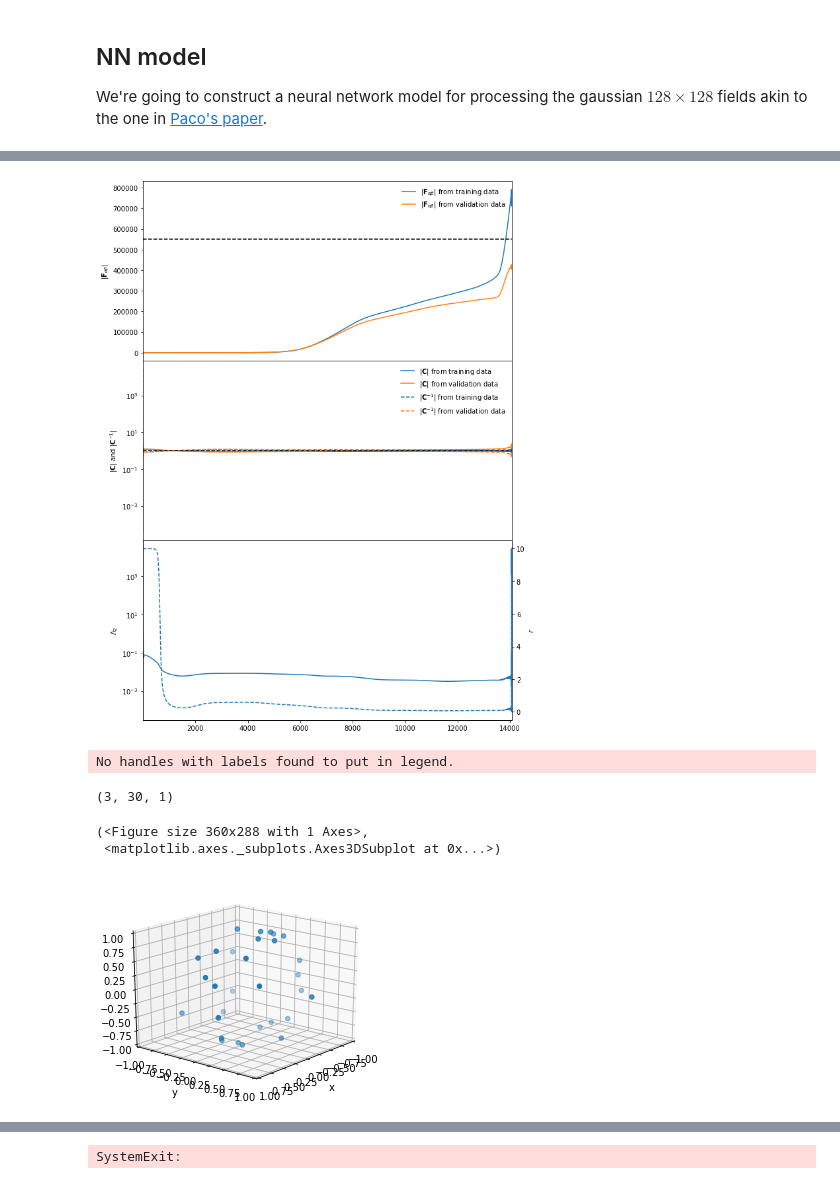
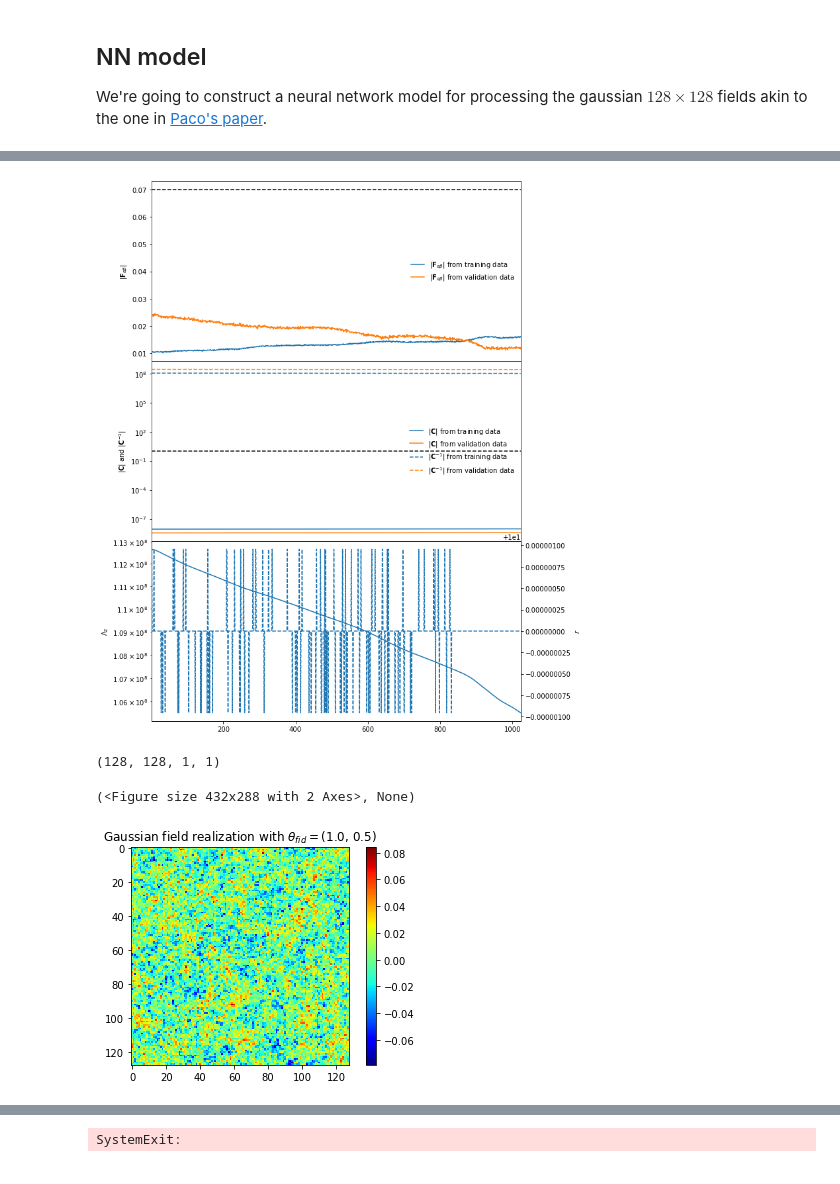
Before and after one commit to tlmakinen/imnn, a Jupyter notebook: IMNN - cosmo field.ipynb, the cells around one changed output, grey strips where cells are left out. Drawn from its saved outputs; the diff is of its cells as text; code cells hidden in the pictures.

```diff
--- a/IMNN - cosmo field.ipynb
+++ b/IMNN - cosmo field.ipynb
@@ -77,7 +77,7 @@ __author__ = "Lucas Makinen"
 # HERE θ_fid is [A,B], yielding power spectrum P(k) = A k^-B
 
 class GenerateCosmoField():
-    def __init__(self, input_shape=(128,128,1), n_params=2, n_summaries=2, n_s=1000, n_d=1000, n_d_small=100,
+    def __init__(self, input_shape=(1,128,128), n_params=2, n_summaries=2, n_s=1000, n_d=1000, n_d_small=100,
                  θ_fid=np.array([1.0, 0.5]), δθ=np.array([0.2, 0.1]), training_seed=0,
                  validation_seed=1):
 
@@ -139,13 +139,12 @@ class GenerateCosmoField():
         #d = np.zeros((self.input_shape,) + (parameters.shape[0],))
 
 
-        d = np.array([generate_field(self.distrib, self.Pkgen(parameters[i,0], amp=parameters[i,1]), (self.input_shape[0], self.input_shape[1]))
+        d = np.array([generate_field(self.distrib, self.Pkgen(parameters[i,1], amp=parameters[i,0]), (self.input_shape[1], self.input_shape[2]))
                       for i in range(parameters.shape[0])])
 
         d = np.expand_dims(d, axis=1)
 
-        return np.moveaxis(d.T,
-                  -1, 0)
+        return d
 
     def generate_data(self, size="full"):
         self.check_selection(size)
@@ -388,7 +387,7 @@ generator.plot_data(target_data, label="Observed data")
 # define fiducial parameters and create data vector, d
 θ_fid = np.array([1, 0.5]) # scale, sigma^2_scale
 # %%
-SN = GenerateCosmoField(n_s=1000, n_d=1000, input_shape=(128,128,1))
+SN = GenerateCosmoField(n_s=1000, n_d=1000, input_shape=(1,128,128), θ_fid=θ_fid)
 # this is where we'd load in data if we didn't have a simulator
 details, fiducial, validation_fiducial, derivative, validation_derivative = SN.generate_data()
 # %% [output]
@@ -423,23 +422,23 @@ SN.input_shape
 # %%
 model = tf.keras.Sequential(
-    [tf.keras.Input(shape=SN.input_shape),
-     #tf.keras.layers.Reshape(SN.input_shape + (1,)),
+    [tf.keras.Input(shape=SN.input_shape[:]),
+     tf.keras.layers.Reshape(SN.input_shape[::-1]),
      tf.keras.layers.Conv2D(16,4, strides=2, padding='same'),
      tf.keras.layers.LeakyReLU(0.2),
      tf.keras.layers.Conv2D(32,4, strides=2, padding='same'),
-     tf.keras.layers.BatchNormalization(),
+   #  tf.keras.layers.BatchNormalization(),
      tf.keras.layers.LeakyReLU(0.2),
      tf.keras.layers.Conv2D(64,4, strides=2, padding='same'),
-     tf.keras.layers.BatchNormalization(),
+   #  tf.keras.layers.BatchNormalization(),
      tf.keras.layers.LeakyReLU(0.2),
      tf.keras.layers.Conv2D(128,4, strides=2, padding='same'),
-     tf.keras.layers.BatchNormalization(),
+   #  tf.keras.layers.BatchNormalization(),
      tf.keras.layers.LeakyReLU(0.2),
      tf.keras.layers.Conv2D(256,4, strides=2, padding='same'),
-     tf.keras.layers.BatchNormalization(),
+   #  tf.keras.layers.BatchNormalization(),
      tf.keras.layers.LeakyReLU(0.2),
      tf.keras.layers.Conv2D(512,4, strides=2, padding='same'),
-     tf.keras.layers.BatchNormalization(),
+   #  tf.keras.layers.BatchNormalization(),
      tf.keras.layers.LeakyReLU(0.2),
      tf.keras.layers.Reshape((512*2*2,)),
      tf.keras.layers.Dense(SN.n_summaries),
@@ -507,11 +509,11 @@ Saving current model in model/gauss
 # %%
-imnn.plot(known_det_fisher=5.5e5)
+imnn.plot(known_det_fisher=0.07)
 # %% [output]
-[figure, old version]
+[figure, new version]
 # %%
-generator = GenerateShellData(input_shape=(30,3))
+generator = GenerateCosmoField()
 
-θ_target = np.array([0.01, 0.5])[np.newaxis, :]
+θ_target = np.array([1.2, 0.8])[np.newaxis, :]
 target_data = generator.simulator(
     parameters=θ_target,
     seed=37,
@@ -519,9 +521,7 @@ target_data = generator.simulator(
 
 generator.plot_data(target_data, label="Observed data")
 # %% [output]
-No handles with labels found to put in legend.
+(128, 128, 1, 1)
-(3, 30, 1)
+(<Figure size 432x288 with 2 Axes>, None)
-(<Figure size 360x288 with 1 Axes>,
- <matplotlib.axes._subplots.Axes3DSubplot at 0x...>)
-[figure, old version]
+[figure, new version]
 # %%
```
Also changed, not shown: parts of 17 cells of this notebook.
